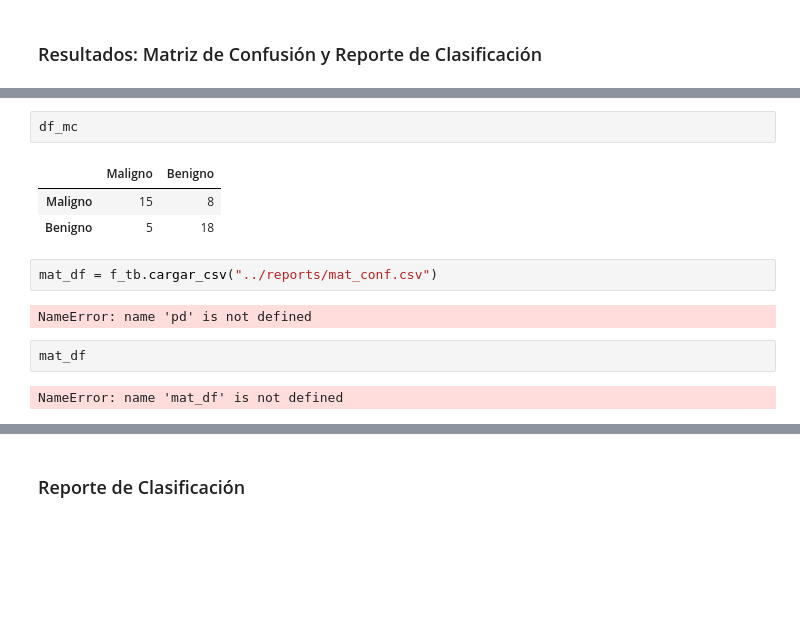
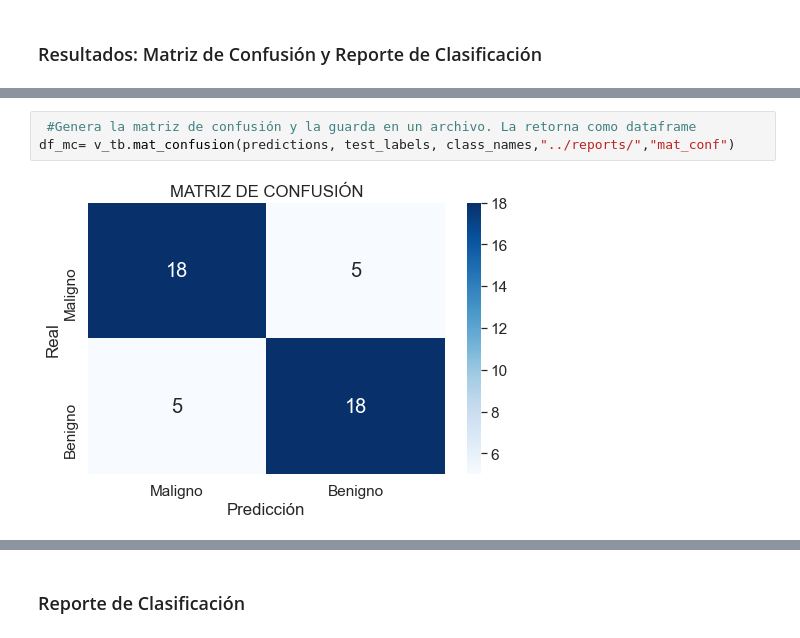
Before and after one commit to MVillasuso/DS_MVL, a Jupyter notebook: PROYECTOS/projects/final/src/main.ipynb, the cells around one changed output, grey strips where cells are left out. Saved outputs shown, nothing was run; the diff lists cells and outputs as text; blank space fills up the shorter version.

```diff
--- a/PROYECTOS/projects/final/src/main.ipynb
+++ b/PROYECTOS/projects/final/src/main.ipynb
@@ -297,14 +324,5 @@ df_mc= v_tb.mat_confusion(predictions, test_labels, class_names,"../reports/mat_
-# %%
-df_mc
-# %% [output]
-|  | Maligno | Benigno |
-| Maligno | 15 | 8 |
-| Benigno | 5 | 18 |
-# %%
-mat_df = f_tb.cargar_csv("../reports/mat_conf.csv")
-# %% [output]
-NameError: name 'pd' is not defined
-# %%
-mat_df
-# %% [output]
-NameError: name 'mat_df' is not defined
+# %%
+ #Genera la matriz de confusión y la guarda en un archivo. La retorna como dataframe
+df_mc= v_tb.mat_confusion(predictions, test_labels, class_names,"../reports/","mat_conf")
+# %% [output]
+[figure, added]
```
Also changed, not shown: parts of 49 cells of this notebook, 11 other files.
